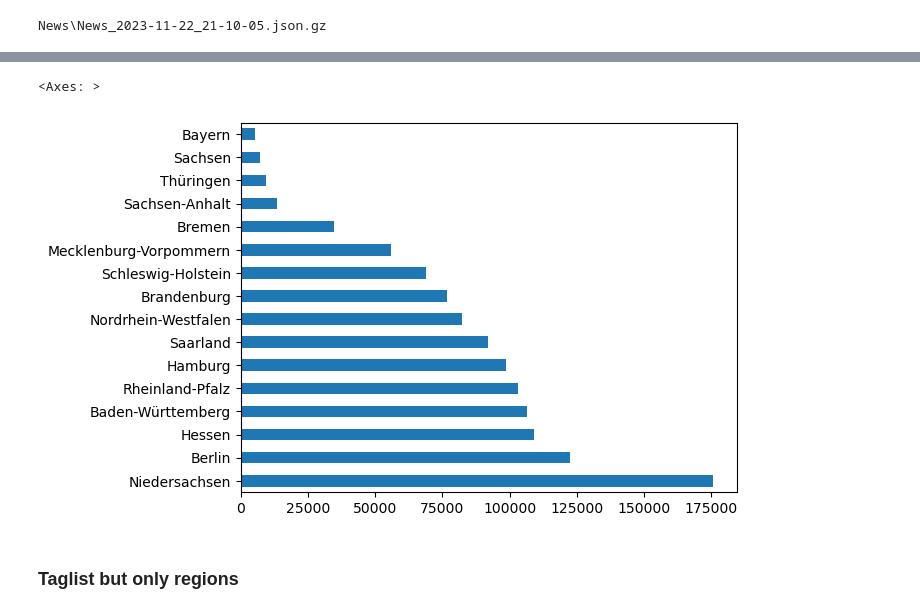
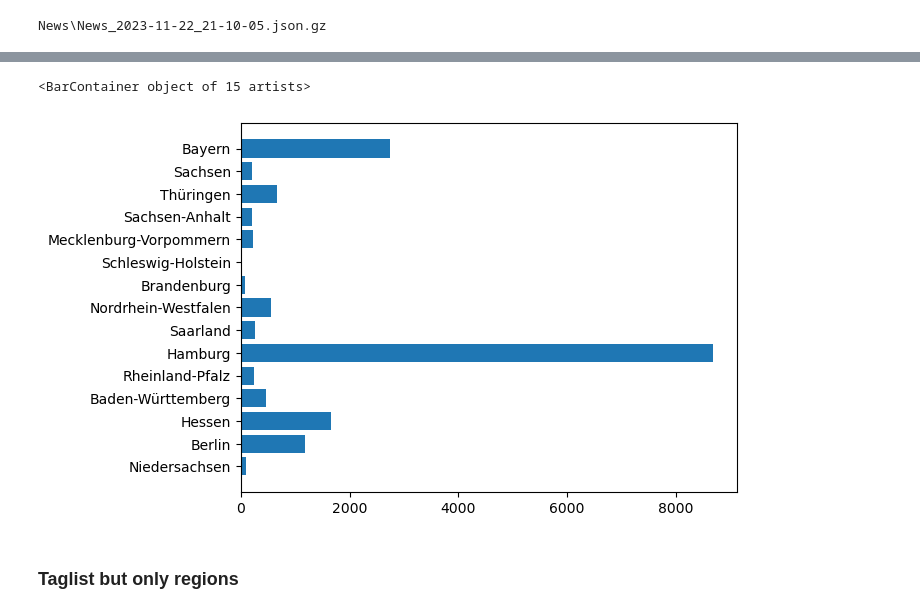
Before and after one commit to Dragomy/Tagesschau, a Jupyter notebook: wip.ipynb, the cells around one changed output, grey strips where cells are left out. Drawn from its saved outputs; the diff is of its cells as text; code cells hidden in the pictures.

```diff
--- a/wip.ipynb
+++ b/wip.ipynb
@@ -45,8 +13,18 @@ taglist_only_regions = taglist_only_regions(df)
-# %%
-taglist_only_regions.plot(kind='barh')
-# %% [output]
-<Axes: >
-[figure, removed]
+# %%
+tags_only_regions = tags_only_regions(df)
+# %%
+regionlist_counted_corrected_index = regionlist_counted_corrected_index(df)
+# %%
+a = get_dict_differences(tags_only_regions,regionlist_counted_corrected_index )
+# %%
+x_values = list(a.values())
+y_values = list(a.keys())
+
+# Plotting
+plt.barh(y_values, x_values)
+# %% [output]
+<BarContainer object of 15 artists>
+[figure, added]
 # %% [markdown]
 ### Taglist but only regions
 # %%
```
Also changed, not shown: parts of 8 cells of this notebook, 1 other file.
